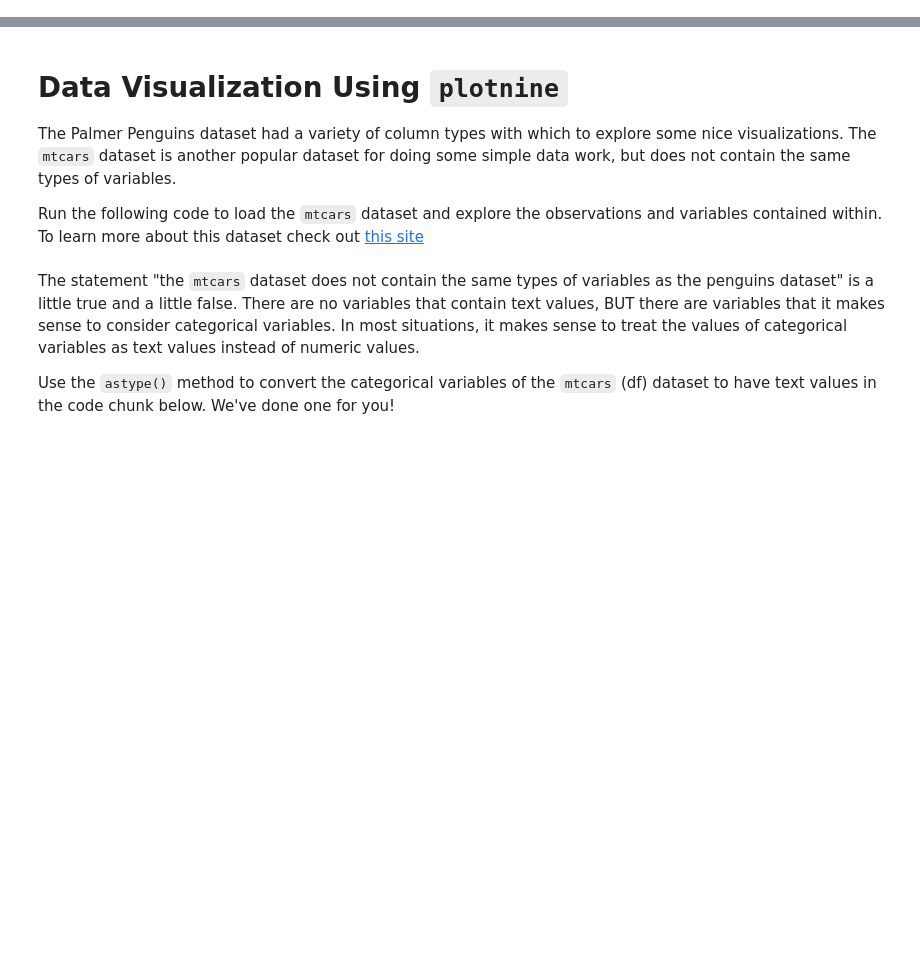
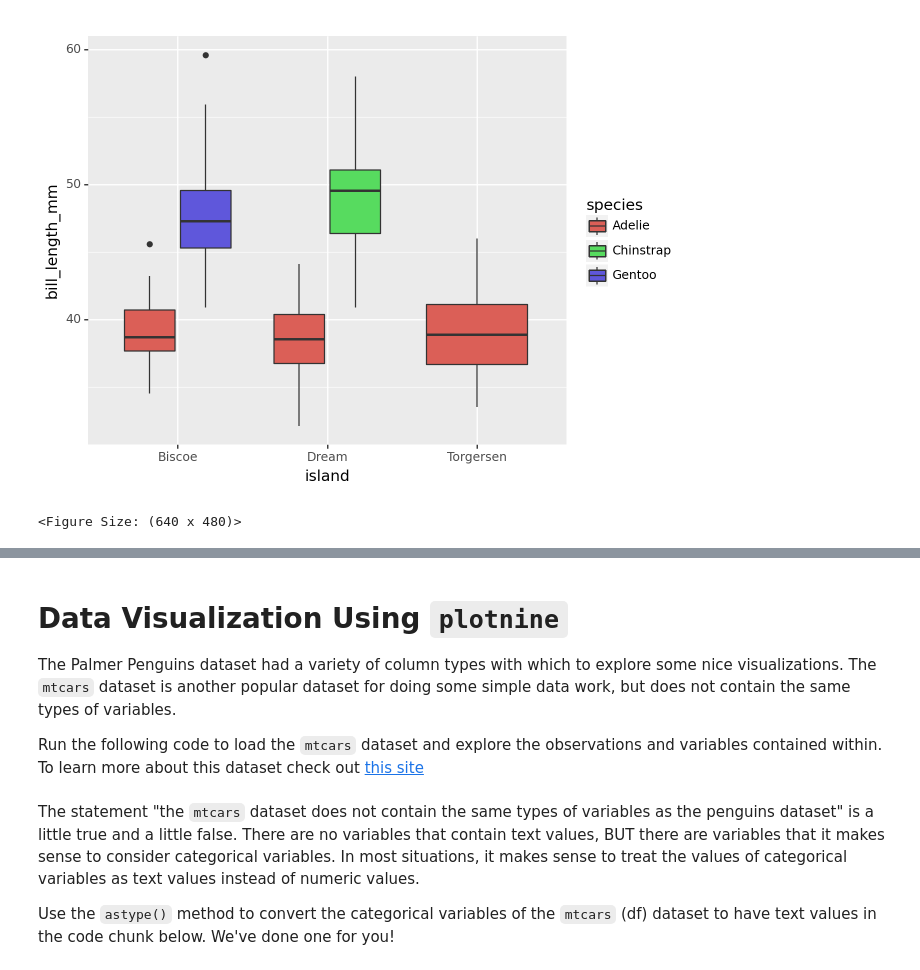
Before and after one commit to davisbove/GSB_544, a Jupyter notebook: Copy_of_Introduction_to_Data_Viz_Using_mtcars_Dataset.ipynb, the cells around one changed output, grey strips where cells are left out. Drawn from its saved outputs; the diff is of its cells as text; code cells hidden in the pictures; blank space fills up the shorter version.

```diff
--- a/Copy_of_Introduction_to_Data_Viz_Using_mtcars_Dataset.ipynb
+++ b/Copy_of_Introduction_to_Data_Viz_Using_mtcars_Dataset.ipynb
@@ -2,0 +15,7 @@
+# %%
+penguins = load_penguins()
+penguins
+(ggplot(penguins, aes(x = "island", y = "bill_length_mm", fill = "species"))+ geom_boxplot())
+# %% [output]
+[figure, added]
+<Figure Size: (640 x 480)>
```
Also changed, not shown: parts of 5 cells of this notebook.
